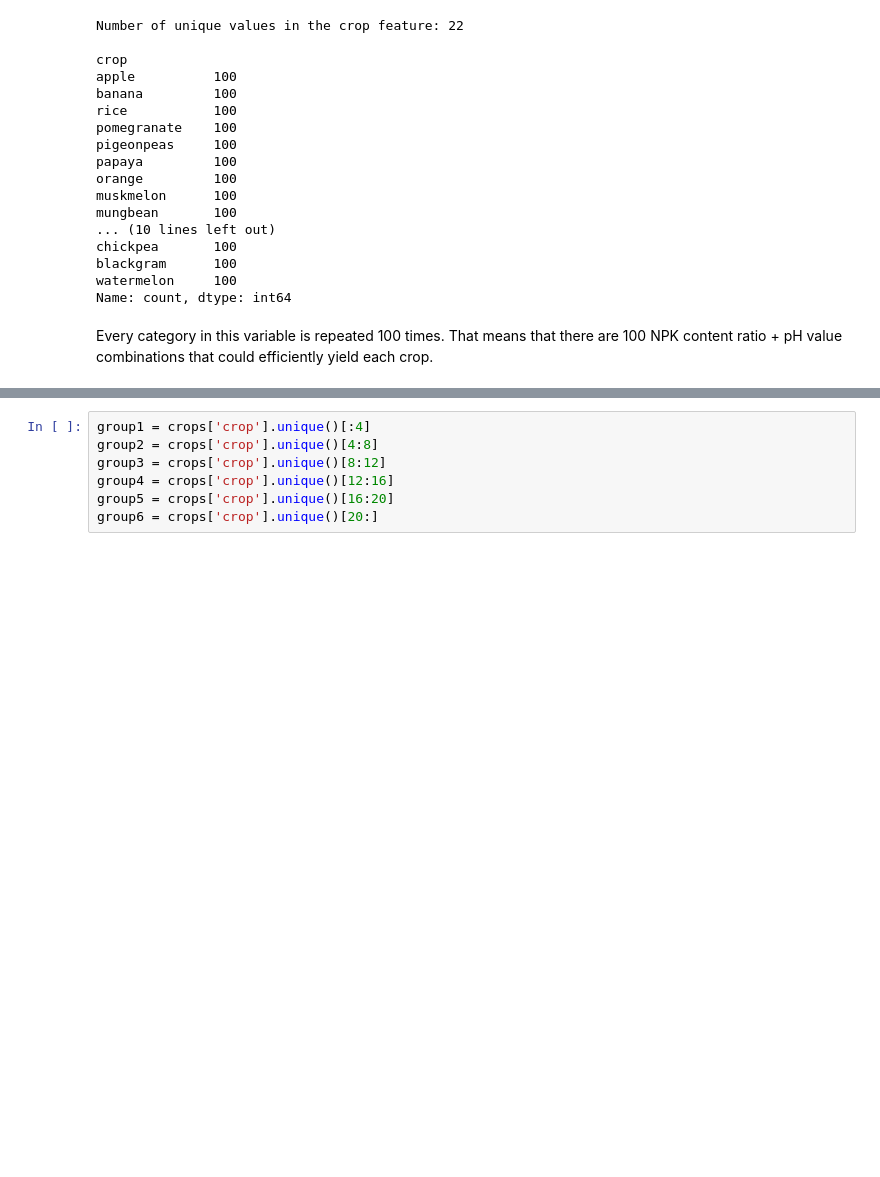
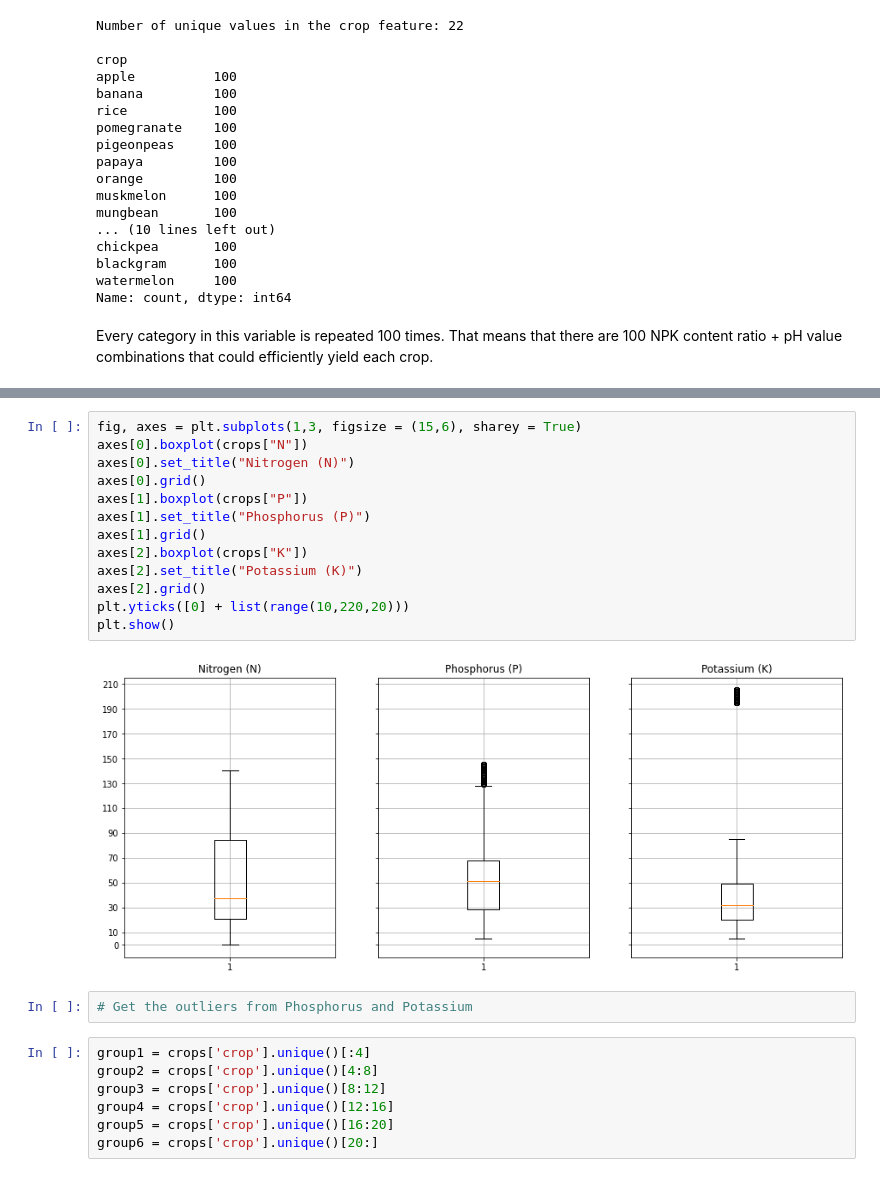
Before and after one commit to daniel-epm/agricultural_modeling, a Jupyter notebook: agriculture.ipynb, the cells around one changed output, grey strips where cells are left out. Drawn from its saved outputs; the diff is of its cells as text; blank space fills up the shorter version.

```diff
--- a/agriculture.ipynb
+++ b/agriculture.ipynb
@@ -120,3 +135,20 @@ plt.tight_layout()
+# %%
+fig, axes = plt.subplots(1,3, figsize = (15,6), sharey = True)
+axes[0].boxplot(crops["N"])
+axes[0].set_title("Nitrogen (N)")
+axes[0].grid()
+axes[1].boxplot(crops["P"])
+axes[1].set_title("Phosphorus (P)")
+axes[1].grid()
+axes[2].boxplot(crops["K"])
+axes[2].set_title("Potassium (K)")
+axes[2].grid()
+plt.yticks([0] + list(range(10,220,20)))
+plt.show()
+# %% [output]
+[figure, added]
+# %%
+# Get the outliers from Phosphorus and Potassium
 # %%
 group1 = crops['crop'].unique()[:4]
 group2 = crops['crop'].unique()[4:8]
```
Also changed, not shown: parts of 7 cells of this notebook.
